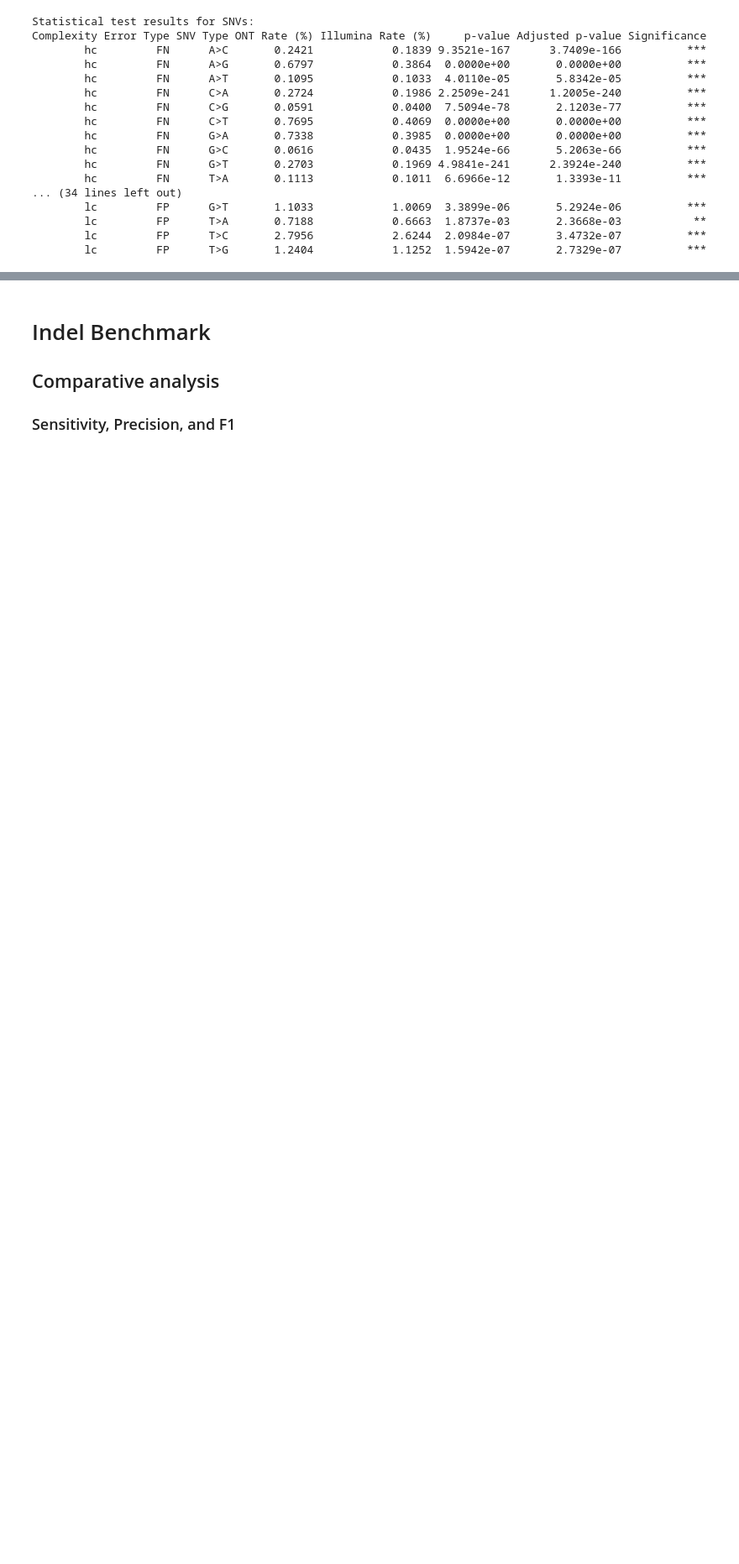
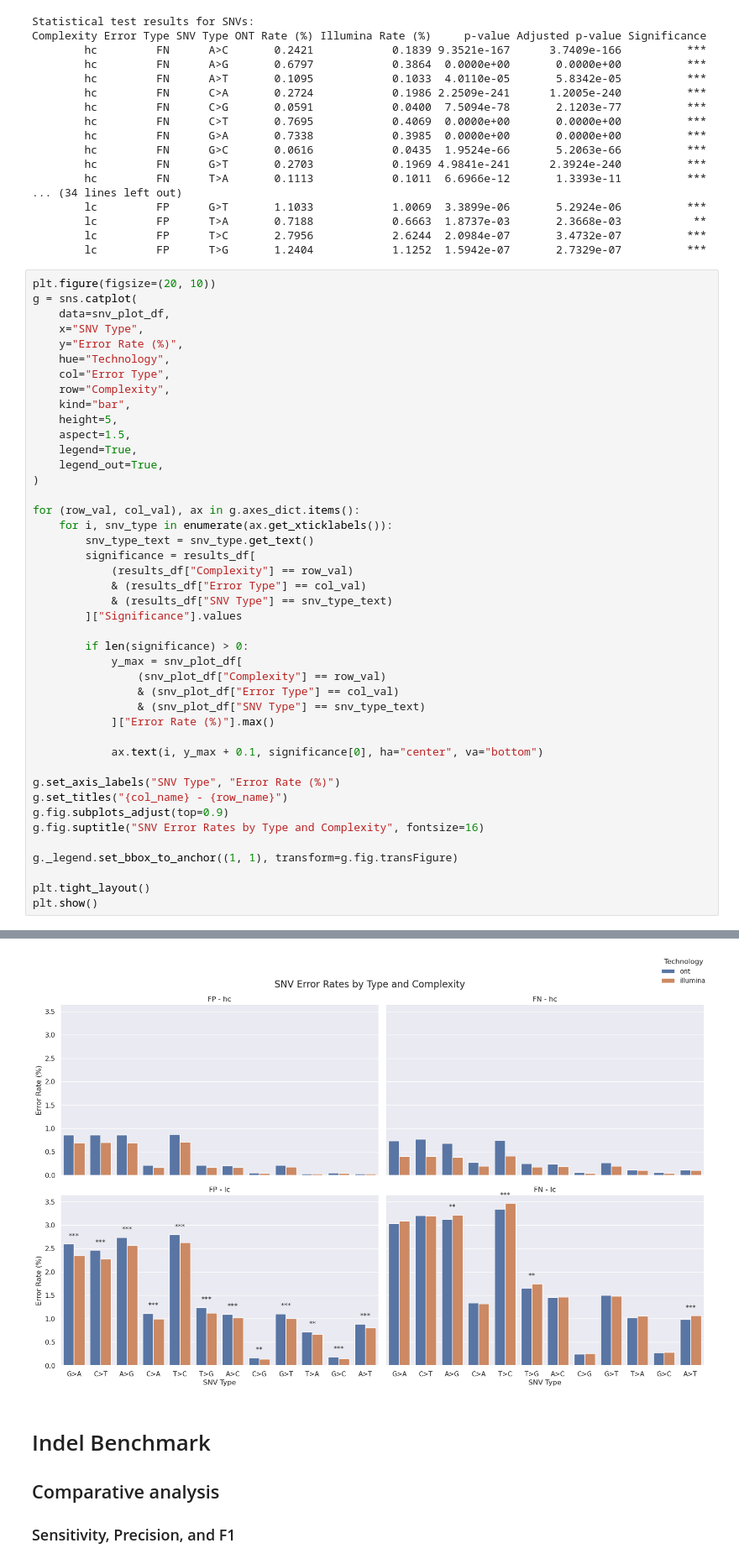
Before and after one commit to KHP-Informatics/ont-benchmark, a Jupyter notebook: jupyter/ont-benchmark.ipynb, the cells around one changed output, grey strips where cells are left out. Shown at 84% size. Drawn from its saved outputs; the diff is of its cells as text; blank space fills up the shorter version.

```diff
--- a/jupyter/ont-benchmark.ipynb
+++ b/jupyter/ont-benchmark.ipynb
@@ -404,3 +521,47 @@ Complexity Error Type SNV Type ONT Rate (%) Illumina Rate (%)     p-value Adjust
         lc         FP      T>A       0.7188            0.6663  1.8737e-03       2.3668e-03           **
         lc         FP      T>C       2.7956            2.6244  2.0984e-07       3.4732e-07          ***
         lc         FP      T>G       1.2404            1.1252  1.5942e-07       2.7329e-07          ***
+# %%
+plt.figure(figsize=(20, 10))
+g = sns.catplot(
+    data=snv_plot_df,
+    x="SNV Type",
+    y="Error Rate (%)",
+    hue="Technology",
+    col="Error Type",
+    row="Complexity",
+    kind="bar",
+    height=5,
+    aspect=1.5,
+    legend=True,
+    legend_out=True,
+)
+
+for (row_val, col_val), ax in g.axes_dict.items():
+    for i, snv_type in enumerate(ax.get_xticklabels()):
+        snv_type_text = snv_type.get_text()
+        significance = results_df[
+            (results_df["Complexity"] == row_val)
+            & (results_df["Error Type"] == col_val)
+            & (results_df["SNV Type"] == snv_type_text)
+        ]["Significance"].values
+
+        if len(significance) > 0:
+            y_max = snv_plot_df[
+                (snv_plot_df["Complexity"] == row_val)
+                & (snv_plot_df["Error Type"] == col_val)
+                & (snv_plot_df["SNV Type"] == snv_type_text)
+            ]["Error Rate (%)"].max()
+
+            ax.text(i, y_max + 0.1, significance[0], ha="center", va="bottom")
+
+g.set_axis_labels("SNV Type", "Error Rate (%)")
+g.set_titles("{col_name} - {row_name}")
+g.fig.subplots_adjust(top=0.9)
+g.fig.suptitle("SNV Error Rates by Type and Complexity", fontsize=16)
+
+g._legend.set_bbox_to_anchor((1, 1), transform=g.fig.transFigure)
+
+plt.tight_layout()
+plt.show()
+# %% [output]
@@ -407,3 +569,4 @@ Complexity Error Type SNV Type ONT Rate (%) Illumina Rate (%)     p-value Adjust
+[figure, added]
 # %% [markdown]
 # Indel Benchmark
 
```
Also changed, not shown: parts of 12 cells of this notebook.
